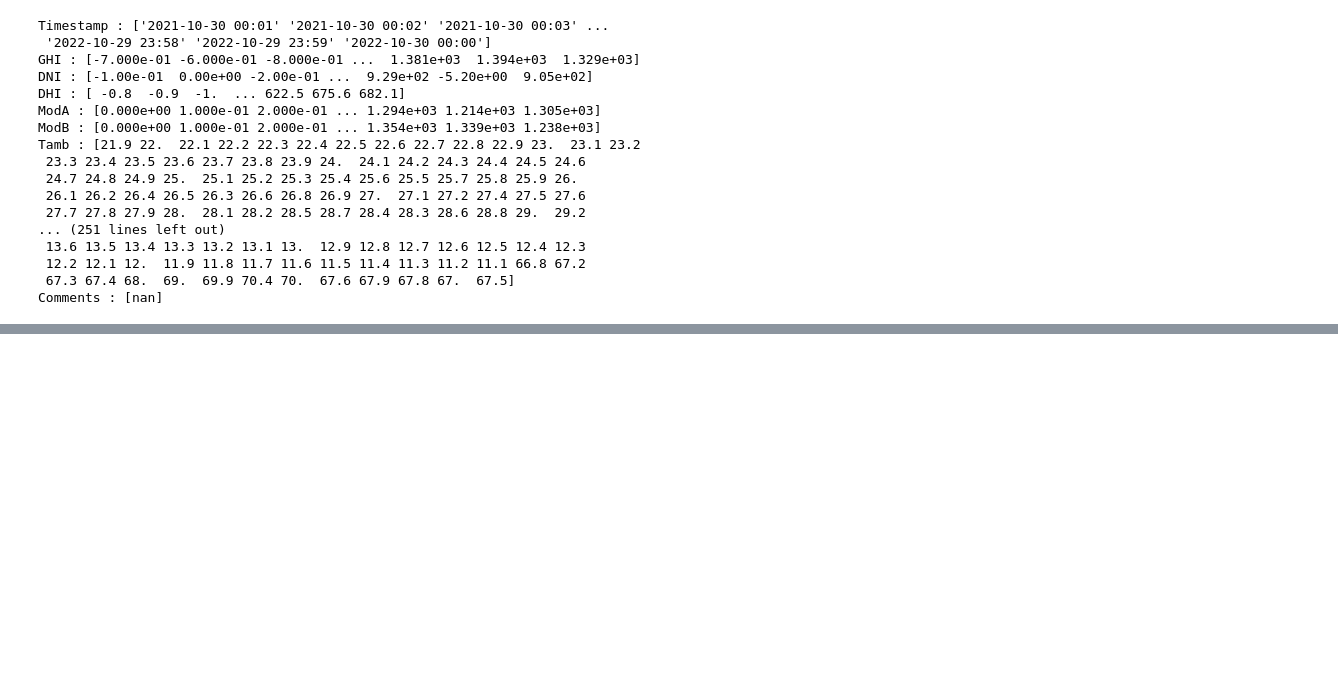
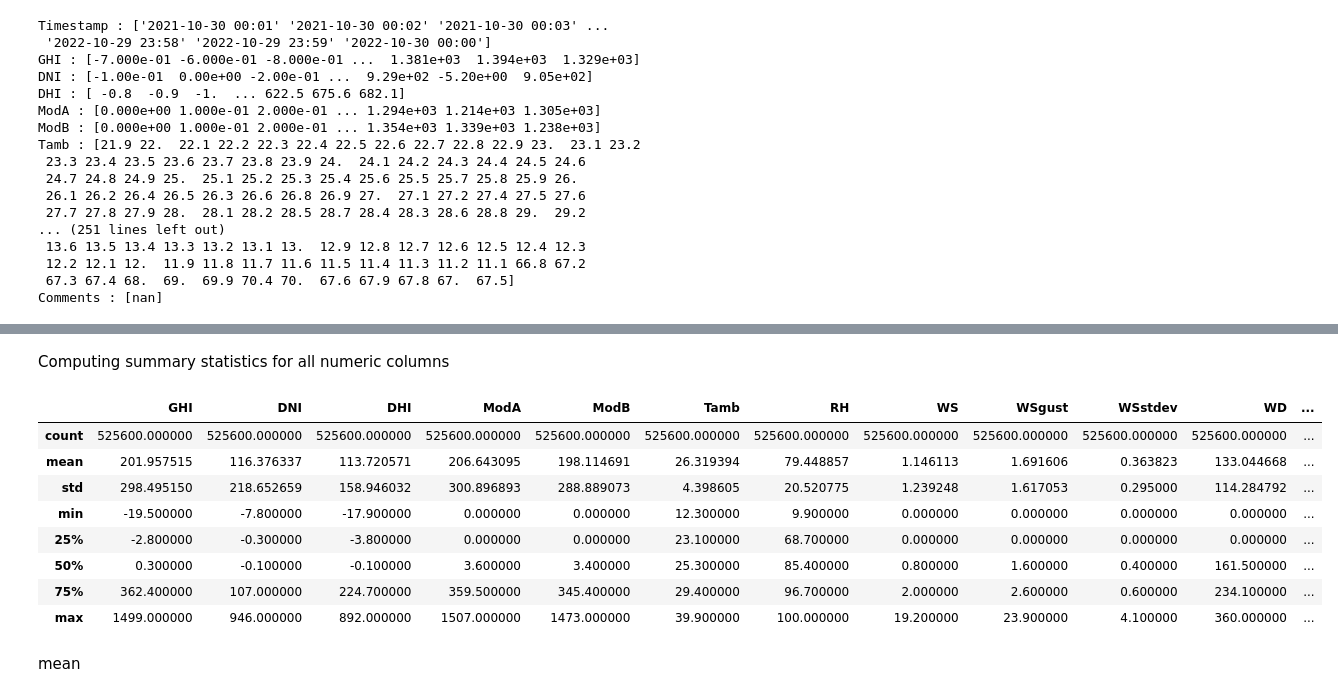
Before and after one commit to fro-su/MoonLight-Energy-Solutions, a Jupyter notebook: notebokes/Sierra_Leone.ipynb, the cells around one changed output, grey strips where cells are left out. Saved outputs shown, nothing was run; the diff lists cells and outputs as text; code cells hidden in the pictures; blank space fills up the shorter version.

```diff
--- a/notebokes/Sierra_Leone.ipynb
+++ b/notebokes/Sierra_Leone.ipynb
@@ -90,0 +107,17 @@ Comments : [nan]
+# %% [markdown]
+Computing summary statistics for all numeric columns
+# %%
+summary_statistics =  serra_df.describe()
+summary_statistics
+# %% [output]
+|  | GHI | DNI | DHI | ModA | ModB | Tamb | RH | WS | WSgust | WSstdev | WD | ... |
+| count | 525600.000000 | 525600.000000 | 525600.000000 | 525600.000000 | 525600.000000 | 525600.000000 | 525600.000000 | 525600.000000 | 525600.000000 | 525600.000000 | 525600.000000 | ... |
+| mean | 201.957515 | 116.376337 | 113.720571 | 206.643095 | 198.114691 | 26.319394 | 79.448857 | 1.146113 | 1.691606 | 0.363823 | 133.044668 | ... |
+| std | 298.495150 | 218.652659 | 158.946032 | 300.896893 | 288.889073 | 4.398605 | 20.520775 | 1.239248 | 1.617053 | 0.295000 | 114.284792 | ... |
+| min | -19.500000 | -7.800000 | -17.900000 | 0.000000 | 0.000000 | 12.300000 | 9.900000 | 0.000000 | 0.000000 | 0.000000 | 0.000000 | ... |
+| 25% | -2.800000 | -0.300000 | -3.800000 | 0.000000 | 0.000000 | 23.100000 | 68.700000 | 0.000000 | 0.000000 | 0.000000 | 0.000000 | ... |
+| 50% | 0.300000 | -0.100000 | -0.100000 | 3.600000 | 3.400000 | 25.300000 | 85.400000 | 0.800000 | 1.600000 | 0.400000 | 161.500000 | ... |
+| 75% | 362.400000 | 107.000000 | 224.700000 | 359.500000 | 345.400000 | 29.400000 | 96.700000 | 2.000000 | 2.600000 | 0.600000 | 234.100000 | ... |
+| max | 1499.000000 | 946.000000 | 892.000000 | 1507.000000 | 1473.000000 | 39.900000 | 100.000000 | 19.200000 | 23.900000 | 4.100000 | 360.000000 | ... |
+# %% [markdown]
+mean
```
Also changed, not shown: parts of 7 cells of this notebook.
